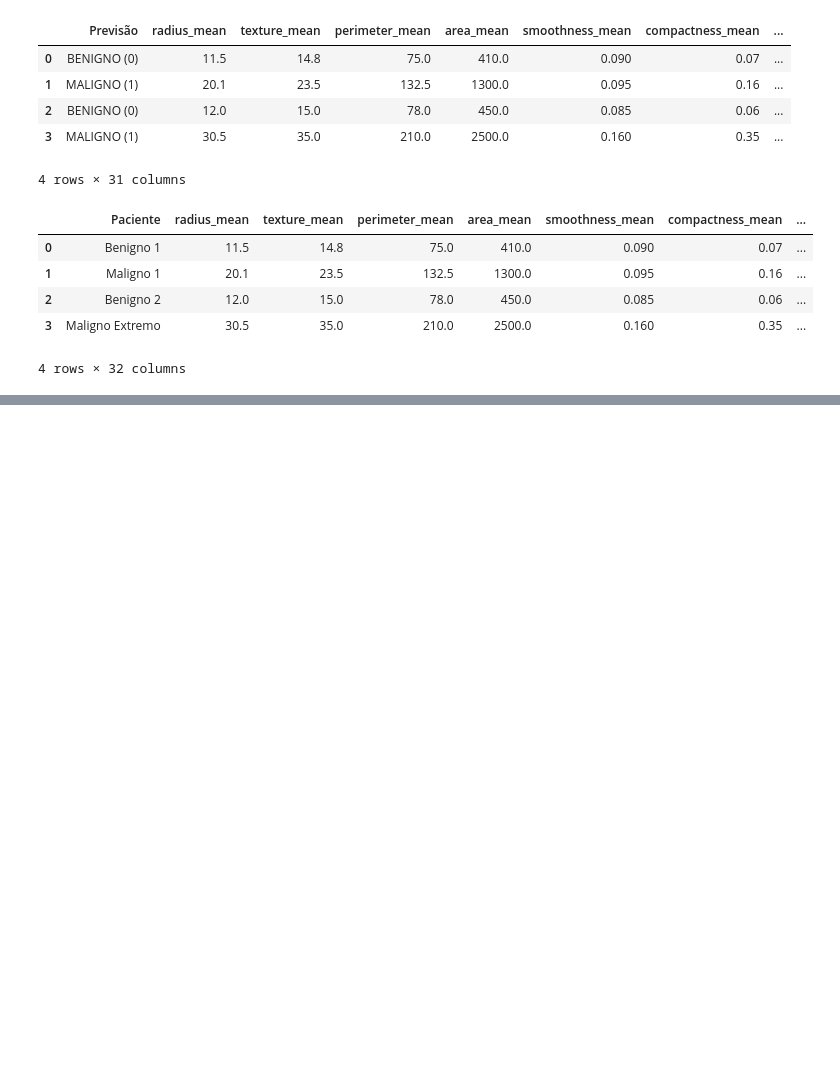
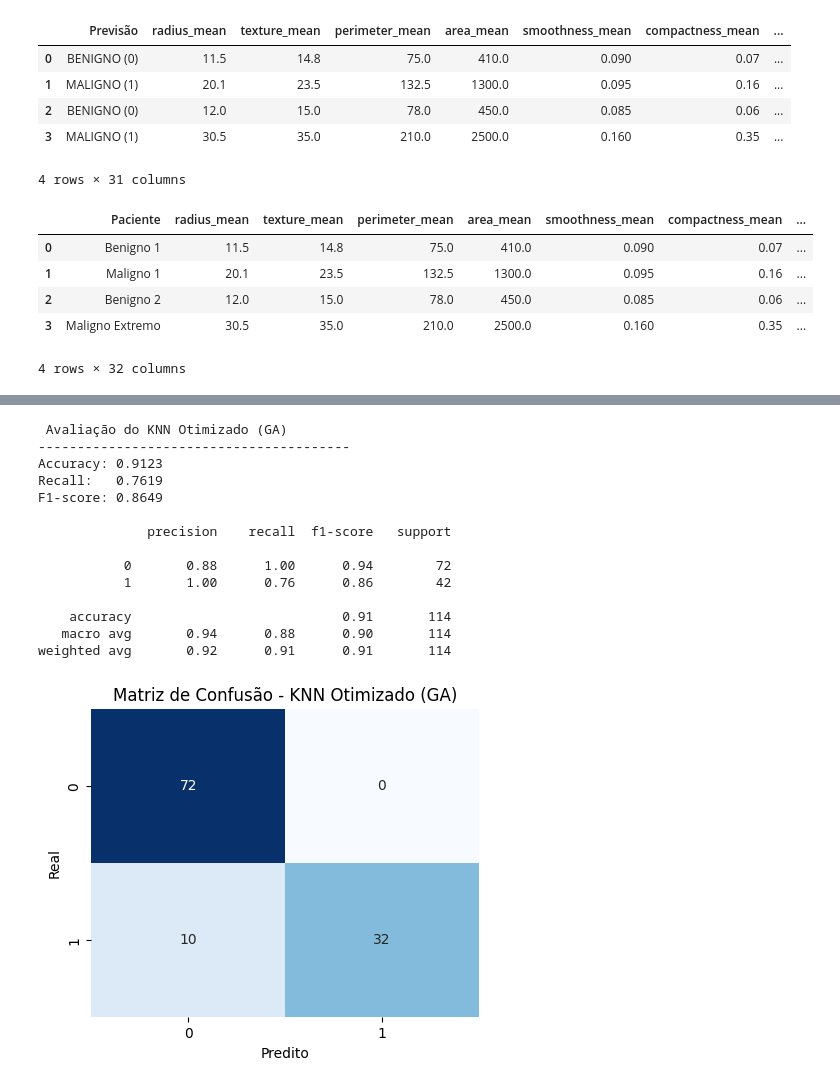
Before and after one commit to KeityPires/tech-challenge-ia-diagnostico, a Jupyter notebook: notebooks/02_exploracao_dados_cancer_mama.ipynb, the cells around one changed output, grey strips where cells are left out. Saved outputs shown, nothing was run; the diff lists cells and outputs as text; code cells hidden in the pictures; blank space fills up the shorter version.

```diff
--- a/notebooks/02_exploracao_dados_cancer_mama.ipynb
+++ b/notebooks/02_exploracao_dados_cancer_mama.ipynb
@@ -881,0 +900,14 @@ testar_modelo(tree_model, scaler, casos, nomes)
+# %%
+from src.genetic_optimization_knn import optimize_knn_with_ga, GAConfig
+
+# Config 1 (Experimento 1)
+config1 = GAConfig(population_size=20, n_generations=10, mut_prob=0.10, cx_prob=0.70)
+
+best_knn, best_params, history = optimize_knn_with_ga(
+    X_train_scaled,
+    y_train,
+    config=config1
+)
+
+print("Melhores parâmetros:", best_params)
+display(history.tail())
@@ -881,0 +942,22 @@ testar_modelo(tree_model, scaler, casos, nomes)
+# %%
+# Treina o modelo otimizado no treino (agora fora da CV)
+best_knn.fit(X_train, y_train)
+
+from src.evaluation import evaluate_model
+evaluate_model(best_knn, X_test, y_test, model_name="KNN Otimizado (GA)")
+# %% [output]
+ Avaliação do KNN Otimizado (GA)
+----------------------------------------
+Accuracy: 0.9123
+Recall:   0.7619
+F1-score: 0.8649
+
+              precision    recall  f1-score   support
+
+           0       0.88      1.00      0.94        72
+           1       1.00      0.76      0.86        42
+
+    accuracy                           0.91       114
+   macro avg       0.94      0.88      0.90       114
+weighted avg       0.92      0.91      0.91       114
+[figure, added]
```
Also changed, not shown: parts of 10 cells of this notebook, 1 other file.
